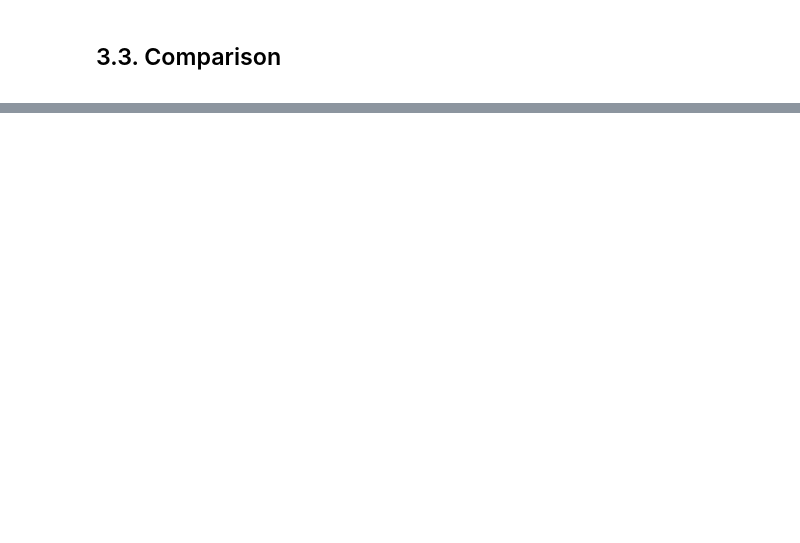
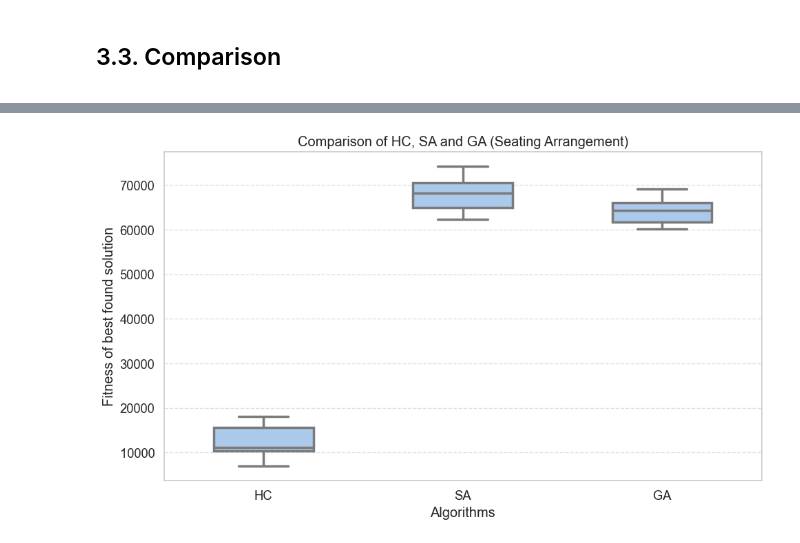
Before and after one commit to joanaramosrodrigues/CIFO_Project, a Jupyter notebook: group_AU_CIFO_project_v6.ipynb, the cells around one changed output, grey strips where cells are left out. Saved outputs shown, nothing was run; the diff lists cells and outputs as text; code cells hidden in the pictures; blank space fills up the shorter version.

```diff
--- a/group_AU_CIFO_project_v6.ipynb
+++ b/group_AU_CIFO_project_v6.ipynb
@@ -1219,8 +1237,7 @@ initial_population = [
         crossover_fn=table_block_crossover,
         mutation_fn=swap_mutation,
         guests=guests,
-        initialization_type="random"
-    )
+        initialization_type="random")
     for _ in range(100)
 ]
 
@@ -1576,22 +1594,67 @@ Boxplots
 # %%
-# # Create a DataFrame in long format
-# df = pd.DataFrame({
-#     'value': hc_best_fitnesses + sa_best_fitnesses + ga_best_fitnesses,
-#     'group': ['HC'] * len(hc_best_fitnesses) + ['SA'] * len(sa_best_fitnesses) + ['GA'] * len(ga_best_fitnesses)
-# })
+POP_SIZE = 100
+RUNS = 30
 
-# # Set a beautiful theme
-# sns.set_theme(style="whitegrid", palette="pastel", font_scale=1.2)
+hc_best_fitnesses = []
+sa_best_fitnesses = []
+ga_best_fitnesses = []
 
-# # Create the plot
-# plt.figure(figsize=(10, 6))
-# ax = sns.boxplot(x='group', y='value', data=df, width=0.5, linewidth=2.5, fliersize=4)
+for run_nr in range(RUNS):
+    print(f"\nRun {run_nr + 1}/{RUNS}")
 
-# # Titles and labels
-# plt.title('Comparison of HC, SA and GA')
-# plt.xlabel('Algorithms')
-# plt.ylabel('Fitness of best found individual')
-# plt.grid(True, axis='y', linestyle='--', alpha=0.6)
+    ### HILL CLIMBING ###
+    hc_initial = TableSASolution(guests=guests, initialization_type='random')
+    best_hc_solution = hill_climbing(hc_initial, max_iter=100, verbose=False)
+    hc_best_fitnesses.append(best_hc_solution.fitness())
+    print(f"HC fitness: {best_hc_solution.fitness():.2f}")
 
-# plt.tight_layout()
-# plt.show()
+    ### SIMULATED ANNEALING ###
+    initial_solution = TableSASolution(guests=guests, initialization_type='random')
+    best_sa_solution = simulated_annealing(initial_solution, max_iter=100, verbose=True, text=False)
+
+    sa_best_fitnesses.append(best_sa_solution.fitness())
+    print(f"SA fitness: {best_sa_solution.fitness():.2f}")
+
+    ### GENETIC ALGORITHM ###
+    ga_population = [
+        GASolution(
+            crossover_fn=table_block_crossover,
+            mutation_fn=swap_mutation,
+            guests=guests,
+            initialization_type="random"
+        )
+        for _ in range(POP_SIZE)
+    ]
+
+    best_ga_solution, _ = genetic_algorithm(
+        initial_population=ga_population,
+        max_gen=200,
+        selection_algorithm=tournament_selection,
+        xo_prob=0.8,
+        mut_prob=0.2,
+        elitism=True,
+        verbose=False
+    )
+
+    ga_best_fitnesses.append(best_ga_solution.fitness())
+    print(f"GA fitness: {best_ga_solution.fitness():.2f}")
+
+# Criar DataFrame em formato long
+df = pd.DataFrame({
+    'value': hc_best_fitnesses + sa_best_fitnesses + ga_best_fitnesses,
+    'group': ['HC'] * RUNS + ['SA'] * RUNS + ['GA'] * RUNS
+})
+
+# Plot
+sns.set_theme(style="whitegrid", palette="pastel", font_scale=1.2)
+plt.figure(figsize=(10, 6))
+sns.boxplot(x='group', y='value', data=df, width=0.5, linewidth=2.5, fliersize=4)
+
+plt.title('Comparison of HC, SA and GA (Seating Arrangement)')
+plt.xlabel('Algorithms')
+plt.ylabel('Fitness of best found solution')
+plt.grid(True, axis='y', linestyle='--', alpha=0.6)
+
+plt.tight_layout()
+plt.show()
+# %% [output]
@@ -1597,0 +1678 @@ Boxplots
+[figure, added]
```
Also changed, not shown: parts of 17 cells of this notebook.
